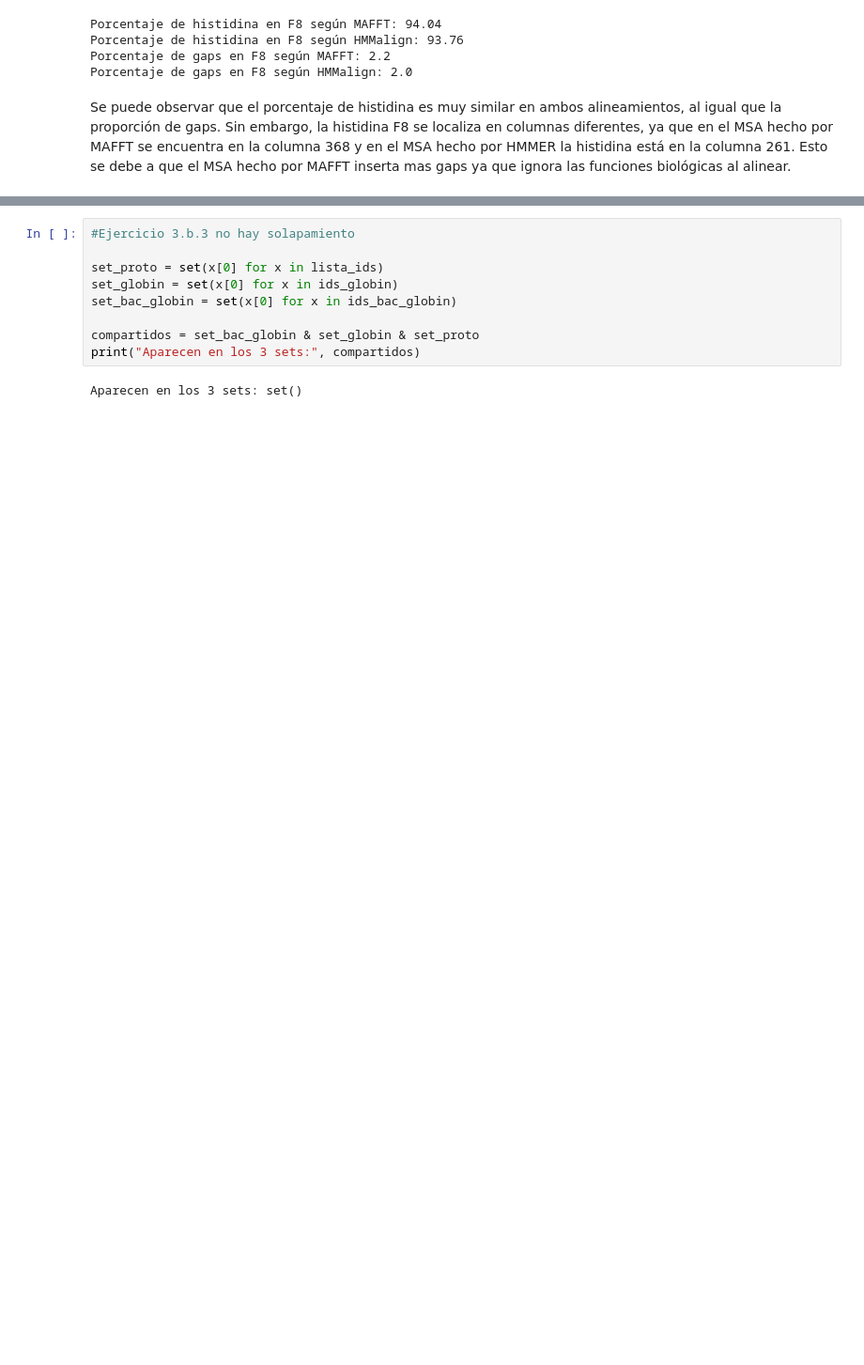
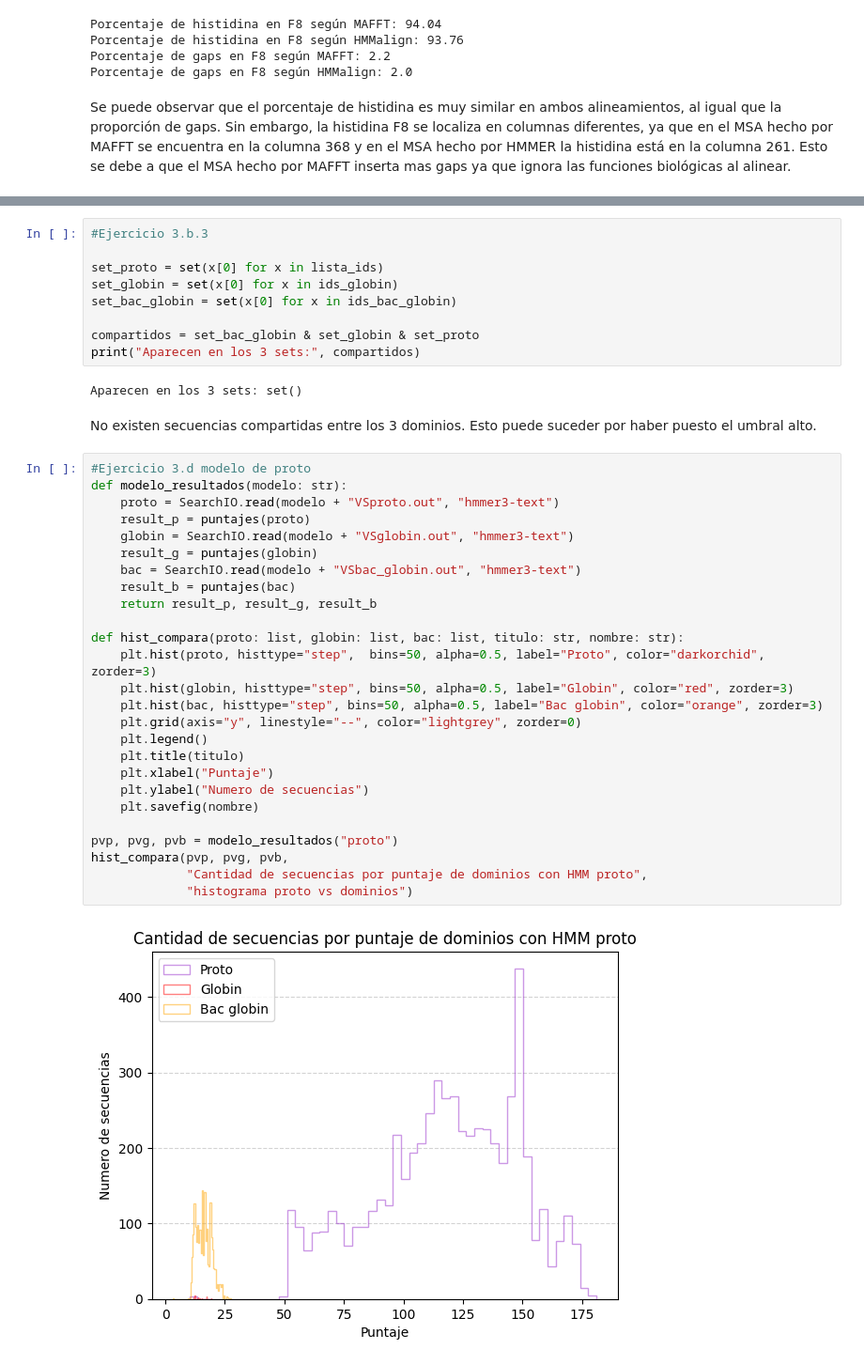
Before and after one commit to pizzanaranja/Bioinformatica, a Jupyter notebook: TP 4/TP 4.ipynb, the cells around one changed output, grey strips where cells are left out. Shown at 94% size. Drawn from its saved outputs; the diff is of its cells as text; blank space fills up the shorter version.

Commit message:
Posible entrega TP 4

```diff
--- a/TP 4/TP 4.ipynb
+++ b/TP 4/TP 4.ipynb
@@ -142,5 +148,5 @@ guardarDominios(ids_bac_globin, "bac_globin_salida.fasta")
 # %%
-#Ejercicio 3.b.3 no hay solapamiento
+#Ejercicio 3.b.3
 
 set_proto = set(x[0] for x in lista_ids)
 set_globin = set(x[0] for x in ids_globin)
@@ -150,3 +156,33 @@ compartidos = set_bac_globin & set_globin & set_proto
 print("Aparecen en los 3 sets:", compartidos)
 # %% [output]
 Aparecen en los 3 sets: set()
+# %% [markdown]
+No existen secuencias compartidas entre los 3 dominios. Esto puede suceder por haber puesto el umbral alto.
+# %%
+#Ejercicio 3.d modelo de proto
+def modelo_resultados(modelo: str):
+    proto = SearchIO.read(modelo + "VSproto.out", "hmmer3-text")
+    result_p = puntajes(proto)
+    globin = SearchIO.read(modelo + "VSglobin.out", "hmmer3-text")
+    result_g = puntajes(globin)
+    bac = SearchIO.read(modelo + "VSbac_globin.out", "hmmer3-text")
+    result_b = puntajes(bac)
+    return result_p, result_g, result_b
+
+def hist_compara(proto: list, globin: list, bac: list, titulo: str, nombre: str):
+    plt.hist(proto, histtype="step",  bins=50, alpha=0.5, label="Proto", color="darkorchid", zorder=3)
+    plt.hist(globin, histtype="step", bins=50, alpha=0.5, label="Globin", color="red", zorder=3)
+    plt.hist(bac, histtype="step", bins=50, alpha=0.5, label="Bac globin", color="orange", zorder=3)
+    plt.grid(axis="y", linestyle="--", color="lightgrey", zorder=0)
+    plt.legend()
+    plt.title(titulo)
+    plt.xlabel("Puntaje")
+    plt.ylabel("Numero de secuencias")
+    plt.savefig(nombre)
+
+pvp, pvg, pvb = modelo_resultados("proto")
+hist_compara(pvp, pvg, pvb,
+             "Cantidad de secuencias por puntaje de dominios con HMM proto",
+             "histograma proto vs dominios")
+# %% [output]
+[figure, added]
```
Also changed, not shown: parts of 8 cells of this notebook, 21 other files.
